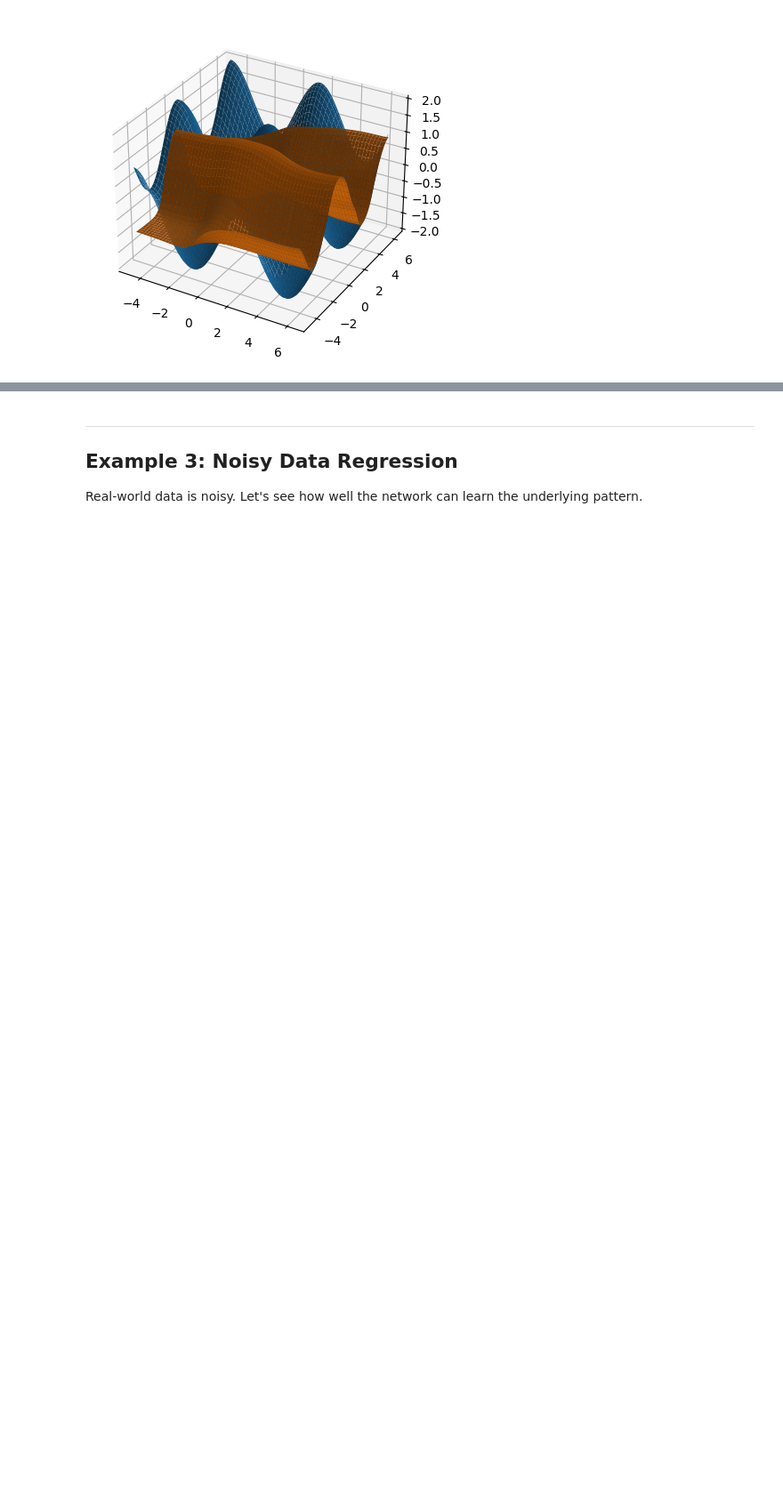
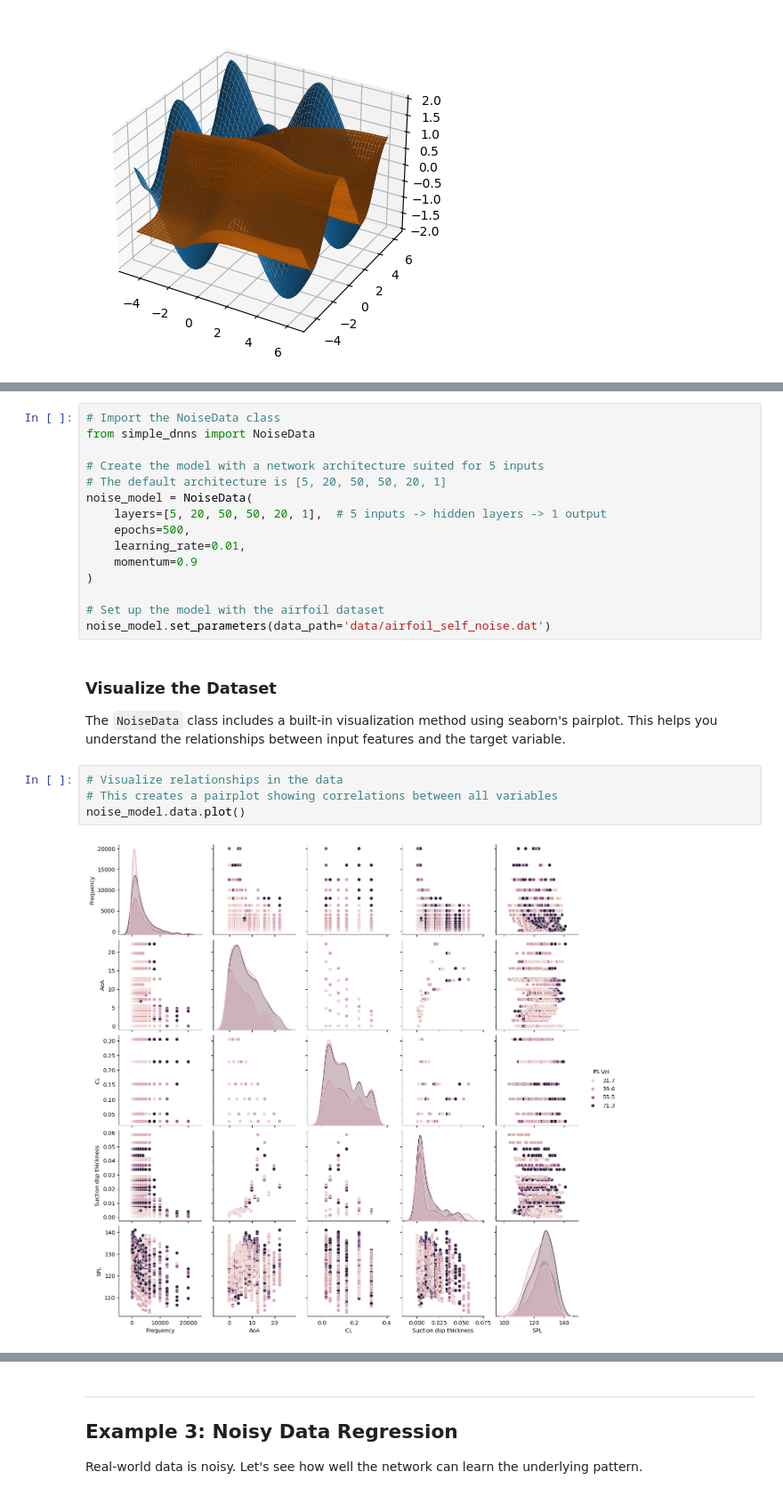
Before and after one commit to kalagotla/dc-qc-sci-python, a Jupyter notebook: hour3_ml/dnns_with_pytorch.ipynb, the cells around one changed output, grey strips where cells are left out. Shown at 89% size. Saved outputs shown, nothing was run; the diff lists cells and outputs as text; blank space fills up the shorter version.

```diff
--- a/hour3_ml/dnns_with_pytorch.ipynb
+++ b/hour3_ml/dnns_with_pytorch.ipynb
@@ -169,0 +215,25 @@ Validation error for the trained model = 0.6728135943412781
+# %%
+# Import the NoiseData class
+from simple_dnns import NoiseData
+
+# Create the model with a network architecture suited for 5 inputs
+# The default architecture is [5, 20, 50, 50, 20, 1]
+noise_model = NoiseData(
+    layers=[5, 20, 50, 50, 20, 1],  # 5 inputs -> hidden layers -> 1 output
+    epochs=500,
+    learning_rate=0.01,
+    momentum=0.9
+)
+
+# Set up the model with the airfoil dataset
+noise_model.set_parameters(data_path='data/airfoil_self_noise.dat')
+# %% [markdown]
+### Visualize the Dataset
+
+The `NoiseData` class includes a built-in visualization method using seaborn's pairplot. This helps you understand the relationships between input features and the target variable.
+# %%
+# Visualize relationships in the data
+# This creates a pairplot showing correlations between all variables
+noise_model.data.plot()
+# %% [output]
+[figure, added]
```
Also changed, not shown: parts of 13 cells of this notebook, 12 other files.
